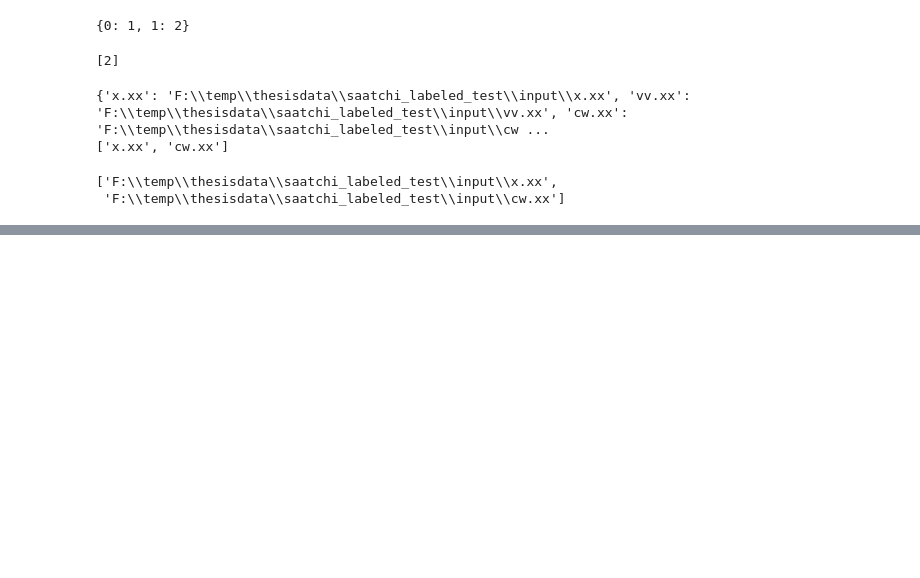
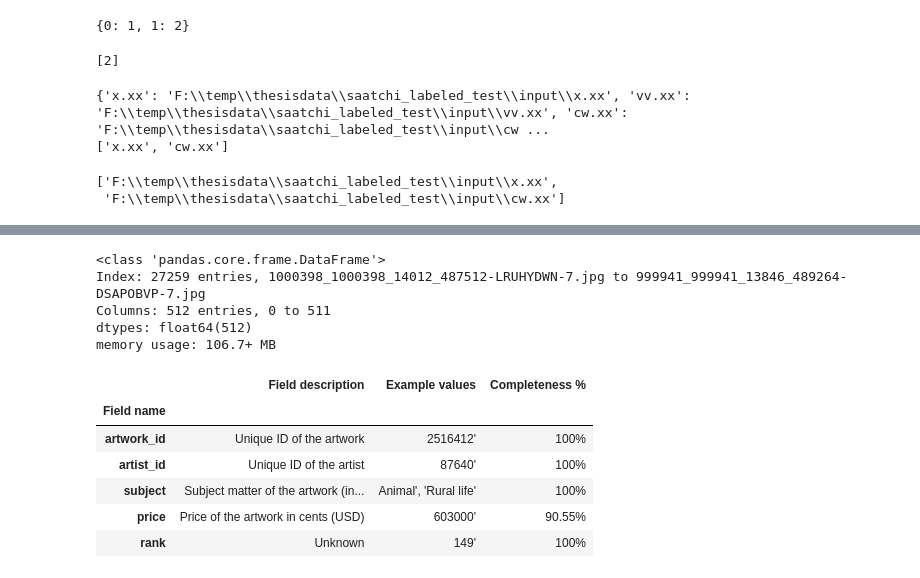
Before and after one commit to Guthman/Thesis_cur-AI-tor, a Jupyter notebook: notebooks/scratchpad2.ipynb, the cells around one changed output, grey strips where cells are left out. Drawn from its saved outputs; the diff is of its cells as text; code cells hidden in the pictures; blank space fills up the shorter version.

```diff
--- a/notebooks/scratchpad2.ipynb
+++ b/notebooks/scratchpad2.ipynb
@@ -403,0 +452,10 @@ filelist
+# %%
+dff = df_x.join(df_p, how='inner')
+dff.drop('ARTWORK_ID', axis=1, inplace=True)
+dff.info()
+# %% [output]
+<class 'pandas.core.frame.DataFrame'>
+Index: 27259 entries, 1000398_1000398_14012_487512-LRUHYDWN-7.jpg to 999941_999941_13846_489264-DSAPOBVP-7.jpg
+Columns: 512 entries, 0 to 511
+dtypes: float64(512)
+memory usage: 106.7+ MB
@@ -403,0 +464,14 @@ filelist
+# %%
+
+import pandas as pd
+df =  pd.read_excel(r'F:\temp\thesisdata\Saatchi_fields.xlsx')
+df.set_index('Field name', inplace=True)
+df.head()
+# %% [output]
+|  | Field description | Example values | Completeness % |
+| Field name |  |  |  |
+| artwork_id | Unique ID of the artwork | 2516412' | 100% |
+| artist_id | Unique ID of the artist | 87640' | 100% |
+| subject | Subject matter of the artwork (in... | Animal', 'Rural life' | 100% |
+| price | Price of the artwork in cents (USD) | 603000' | 90.55% |
+| rank | Unknown | 149' | 100% |
```
Also changed, not shown: parts of 18 cells of this notebook, 9 other files.
